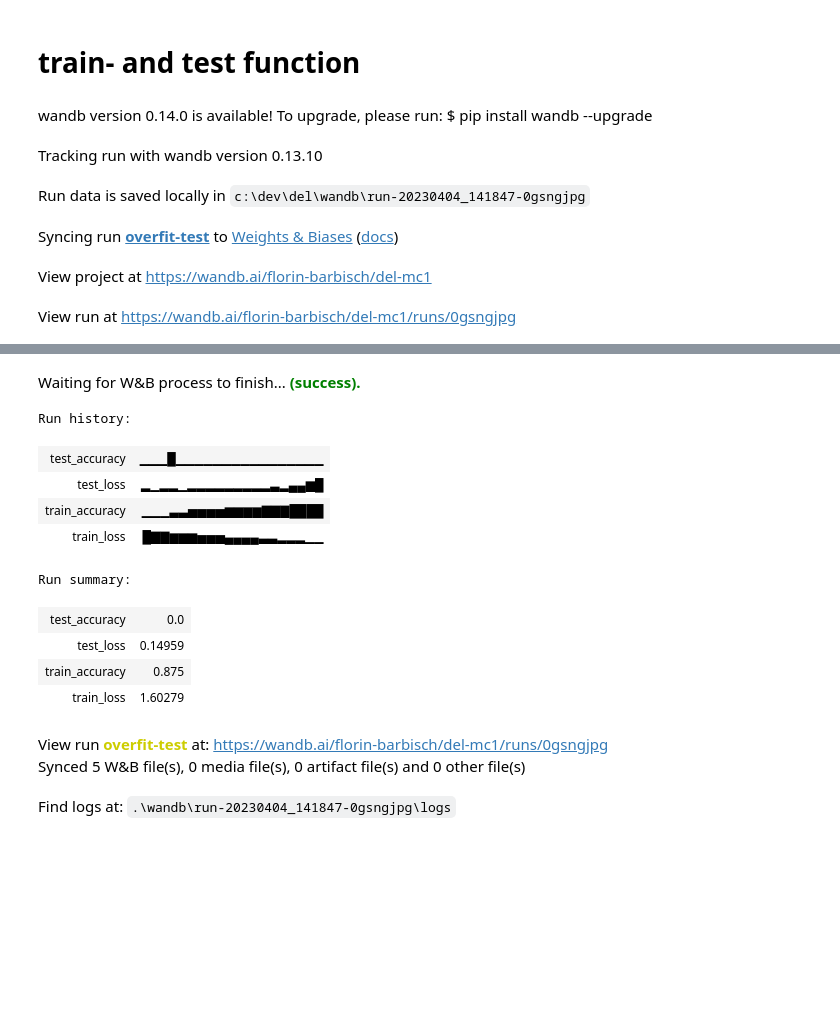
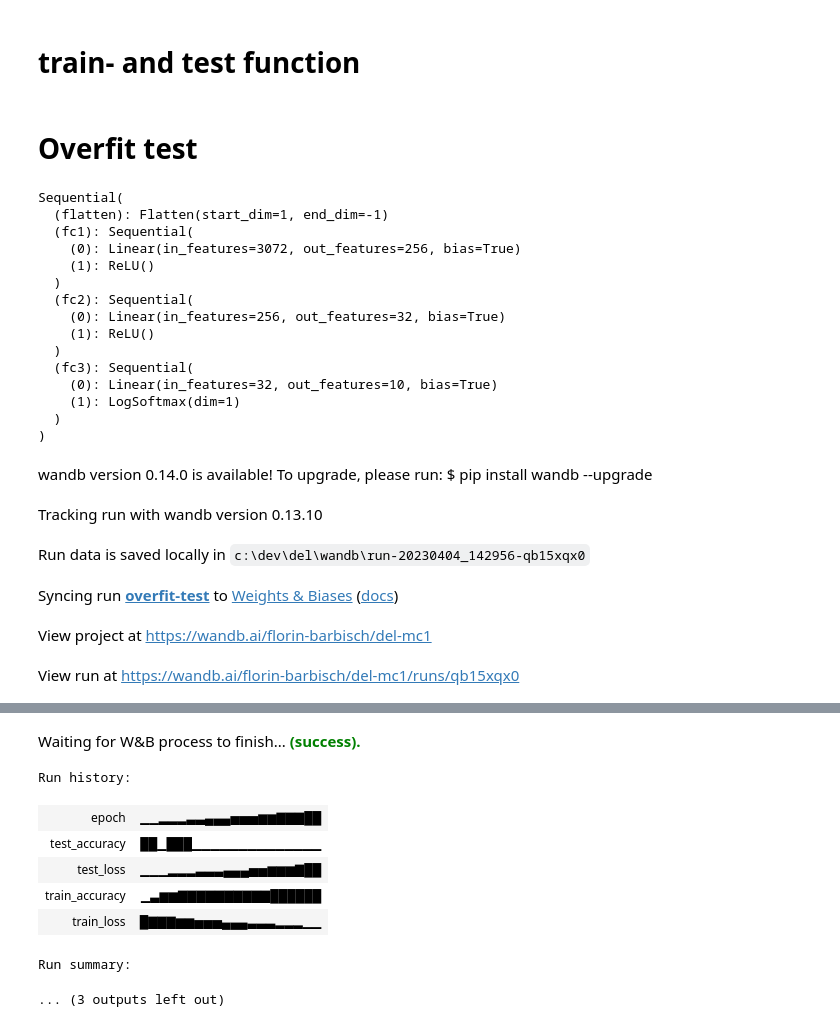
Before and after one commit to florinbarbisch/del, a Jupyter notebook: mc1.ipynb, the cells around one changed output, grey strips where cells are left out. Saved outputs shown, nothing was run; the diff lists cells and outputs as text; code cells hidden in the pictures; blank space fills up the shorter version.

```diff
--- a/mc1.ipynb
+++ b/mc1.ipynb
@@ -457,27 +416,58 @@ def train_and_eval_model(run_name, model, train_loader, test_loader, optimizer,
         for epoch in range(1, config["epochs"] + 1):
             train_metrics = train(model, train_loader, device, optimizer, criterion, epoch, label_names)
             test_metrics = test(model, test_loader, device, criterion, label_names)
-            wandb.log({**train_metrics, **test_metrics})
+            wandb.log({"epoch": epoch, **train_metrics, **test_metrics})
+# %% [markdown]
+# Overfit test
 # %%
+def SmallMLP():
+    model = nn.Sequential(
+        OrderedDict([
+        ('flatten', nn.Flatten()),
+        ('fc1', nn.Sequential(nn.Linear(32 * 32 * 3, 256), nn.ReLU())),
+        ('fc2', nn.Sequential(nn.Linear(256, 32), nn.ReLU())),
+        ('fc3', nn.Sequential(nn.Linear(32, 10), nn.LogSoftmax(dim=1)))
+        ])
+    )
+    # initialize weights using he_normal
+    for m in model.modules():
+        if isinstance(m, nn.Linear):
+            torch.nn.init.kaiming_normal_(m.weight)
+
 model = SmallMLP()
 lr = 0.01
 batch_size = 16
 
-train_loader = torch.utils.data.DataLoader(
+overfit_train_loader = torch.utils.data.DataLoader(
     torch.utils.data.TensorDataset(train_images[:batch_size], train_labels[:batch_size]),
     batch_size=batch_size)
 
-test_loader = torch.utils.data.DataLoader(
+overfit_test_loader = torch.utils.data.DataLoader(
     torch.utils.data.TensorDataset(test_images[:batch_size], test_labels[:batch_size]),
     batch_size=batch_size)
 
 optimizer = optim.SGD(model.parameters(), lr=lr)
 criterion = nn.CrossEntropyLoss()
-train_and_eval_model("overfit-test", model, train_loader, test_loader, optimizer, criterion, batch_size=batch_size, epochs=20, lr=lr)
+train_and_eval_model("overfit-test", model, overfit_train_loader, overfit_test_loader, optimizer, criterion, batch_size=batch_size, epochs=20, lr=lr)
 # %% [output]
+Sequential(
+  (flatten): Flatten(start_dim=1, end_dim=-1)
+  (fc1): Sequential(
+    (0): Linear(in_features=3072, out_features=256, bias=True)
+    (1): ReLU()
+  )
+  (fc2): Sequential(
+    (0): Linear(in_features=256, out_features=32, bias=True)
+    (1): ReLU()
+  )
+  (fc3): Sequential(
+    (0): Linear(in_features=32, out_features=10, bias=True)
+    (1): LogSoftmax(dim=1)
+  )
+)
 wandb version 0.14.0 is available! To upgrade, please run: $ pip install wandb --upgrade
 Tracking run with wandb version 0.13.10
-Run data is saved locally in c:\dev\del\wandb\run-20230404_141847-0gsngjpg
+Run data is saved locally in c:\dev\del\wandb\run-20230404_142956-qb15xqx0
 Syncing run overfit-test to Weights & Biases (docs)
 View project at https://wandb.ai/florin-barbisch/del-mc1
-View run at https://wandb.ai/florin-barbisch/del-mc1/runs/0gsngjpg
+View run at https://wandb.ai/florin-barbisch/del-mc1/runs/qb15xqx0
@@ -501,14 +491,9 @@ Train Epoch: 20 [0/16 (0%)]     Loss: 1.602787
 Waiting for W&B process to finish... (success).
-Run history:
+Run history:
-| test_accuracy | ▁▁▁█▁▁▁▁▁▁▁▁▁▁▁▁▁▁▁▁ |
-| test_loss | ▂▁▂▂▁▂▂▂▂▂▂▂▂▂▃▂▄▄▆█ |
-| train_accuracy | ▁▁▁▃▃▅▅▅▅▆▆▆▆▇▇▇████ |
-| train_loss | █▇▇▆▆▆▅▅▅▄▄▄▄▃▃▂▂▂▁▁ |
+| epoch | ▁▁▂▂▂▃▃▄▄▄▅▅▅▆▆▇▇▇██ |
+| test_accuracy | ██▁███▁▁▁▁▁▁▁▁▁▁▁▁▁▁ |
+| test_loss | ▁▁▁▂▂▂▃▃▃▄▄▄▅▅▆▆▆▇██ |
+| train_accuracy | ▁▃▆▆▇▇▇▇▇▇▇▇▇▇██████ |
+| train_loss | █▇▇▇▆▆▅▅▅▄▄▄▃▃▃▂▂▂▁▁ |
-Run summary:
-| test_accuracy | 0.0 |
-| test_loss | 0.14959 |
-| train_accuracy | 0.875 |
-| train_loss | 1.60279 |
-View run overfit-test at: https://wandb.ai/florin-barbisch/del-mc1/runs/0gsngjpg
-Synced 5 W&B file(s), 0 media file(s), 0 artifact file(s) and 0 other file(s)
-Find logs at: .\wandb\run-20230404_141847-0gsngjpg\logs
+Run summary:
+... (3 outputs left out)
```
Also changed, not shown: parts of 27 cells of this notebook.
